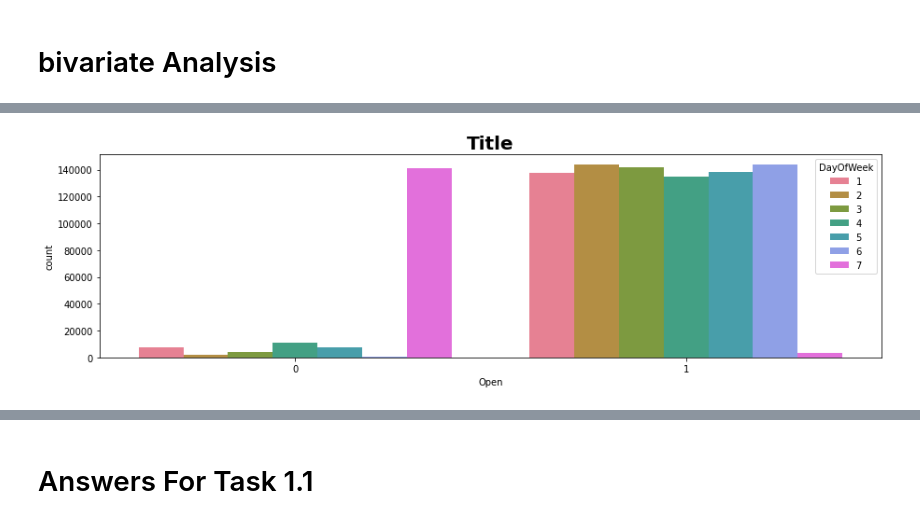
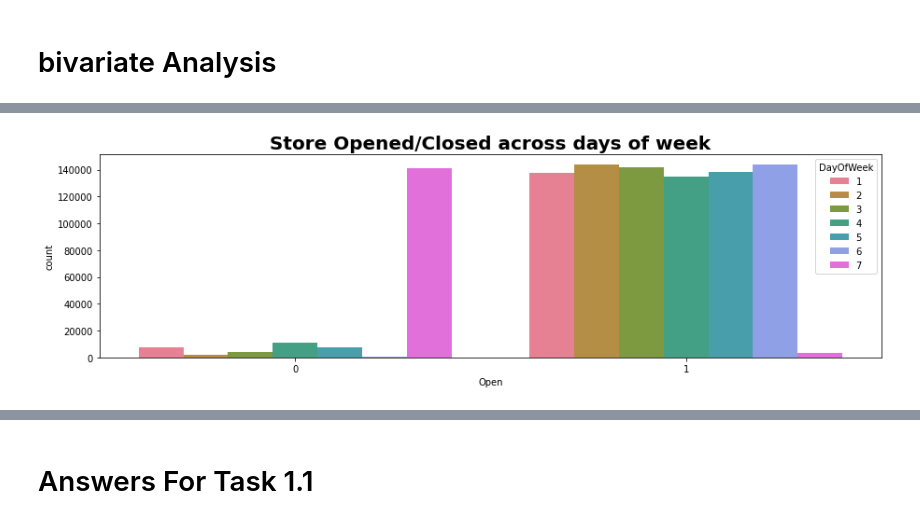
Before and after one commit to tesfayealex/Pharmaceutical-Sales-prediction, a Jupyter notebook: notebooks/EDA.ipynb, the cells around one changed output, grey strips where cells are left out. Saved outputs shown, nothing was run; the diff lists cells and outputs as text; code cells hidden in the pictures.

Commit message:
fix plots and save them for dashboard use

```diff
--- a/notebooks/EDA.ipynb
+++ b/notebooks/EDA.ipynb
@@ -589,3 +603,4 @@ plotter.plot_count(intervals,'PromoInterval')
 # %%
-plotter.plot_count_with_hue(train_merged_df,'Open','DayOfWeek','Store Opened/Closed across days of week')
+plot = plotter.plot_count_with_hue(train_merged_df,'Open','DayOfWeek','Store Opened/Closed across days of week')
+plot.savefig('../images/storeopenclose.png')
 # %% [output]
@@ -592 +608 @@ plotter.plot_count_with_hue(train_merged_df,'Open','DayOfWeek','Store Opened/Clo
-[figure, old version]
+[figure, new version]
```
Also changed, not shown: parts of 48 cells of this notebook, 29 other files.
